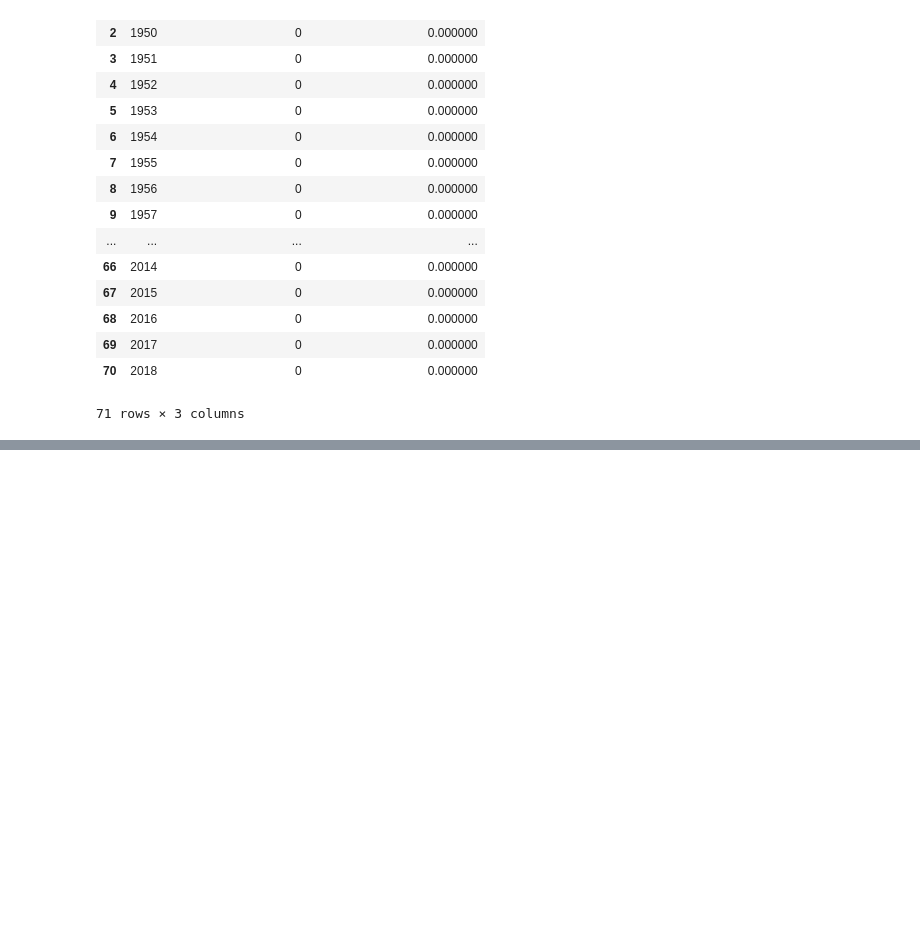
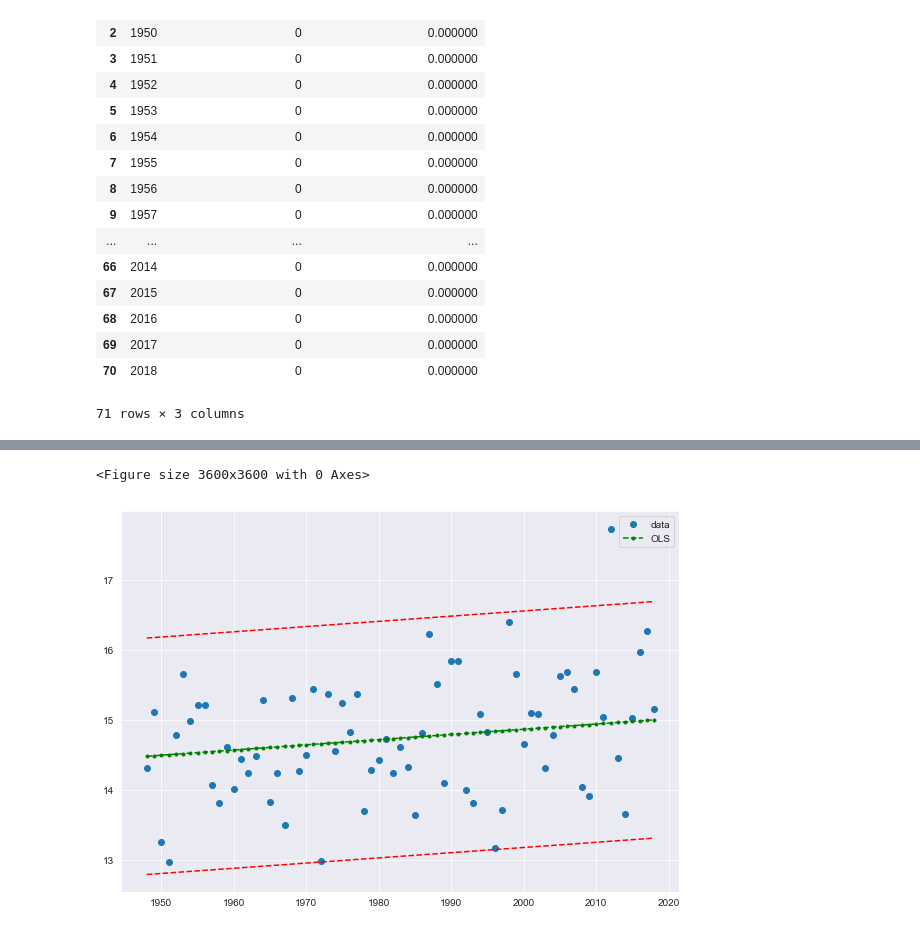
Before and after one commit to DavidLeifer/GEOG431-531, a Jupyter notebook: assignment1/Assignment1.ipynb, the cells around one changed output, grey strips where cells are left out. Cells and saved outputs as stored; diff of their text form; code cells hidden in the pictures; blank space fills up the shorter version.

```diff
--- a/assignment1/Assignment1.ipynb
+++ b/assignment1/Assignment1.ipynb
@@ -102,0 +158,2 @@ df2.to_csv('years_greaterthan_ten.csv', sep=',')
+# %%
+df = pd.read_csv('threshold.csv')
@@ -102,0 +181,11 @@ df2.to_csv('years_greaterthan_ten.csv', sep=',')
+# %%
+df3 = df.max_temp_c.groupby([df['year']]).mean().reset_index(name='max_temp_c_mean')
+df4 = df.min_temp_c.groupby([df['year']]).mean().reset_index(name='min_temp_c_mean')
+df5 = df.max_dewpoint_c.groupby([df['year']]).mean().reset_index(name='max_dewpoint_c_mean')
+df6 = df.min_dewpoint_c.groupby([df['year']]).mean().reset_index(name='min_dewpoint_c_mean')
+df7 = df.avg_temp_c.groupby([df['year']]).mean().reset_index(name='avg_temp_c_mean')
+df8 = df.avg_dp_c.groupby([df['year']]).mean().reset_index(name='avg_dp_c_mean')
+# %%
+from functools import reduce
+data_frames = [df3, df4, df5, df6, df7, df8]
+df_merged = reduce(lambda  left,right: pd.merge(left,right,on=['year'], how='outer'), data_frames)
@@ -103,2 +391,33 @@ df2.to_csv('years_greaterthan_ten.csv', sep=',')
+# %%
+#https://www.learndatasci.com/tutorials/predicting-housing-prices-linear-regression-using-python-pandas-statsmodels/
+fig = plt.figure(figsize=(50,50))
+# predictor variable (x) and dependent variable (y)
+y = df_merged["max_temp_c_mean"]
+x = df_merged["year"]
+
+# Retrieve our confidence interval values
+# _ is a dummy variable since we don't actually use it for plotting but need it as a placeholder
+# since wls_prediction_std(housing_model) returns 3 values
+_, confidence_interval_lower, confidence_interval_upper = wls_prediction_std(model)
+
+fig, ax = plt.subplots(figsize=(10,7))
+
+# plot the dots
+# 'o' specifies the shape (circle), we can also use 'd' (diamonds), 's' (squares)
+ax.plot(x, y, 'o', label="data")
+
+# plot the trend line
+# g-- and r-- specify the color to use
+ax.plot(x, model.fittedvalues, 'g--.', label="OLS")
+
+# plot upper and lower ci values
+ax.plot(x, confidence_interval_upper, 'r--')
+ax.plot(x, confidence_interval_lower, 'r--')
+
+# plot legend
+ax.legend(loc='best');
+# %% [output]
+<Figure size 3600x3600 with 0 Axes>
+[figure, added]
 # %%
 df.to_csv('test.csv', sep=',')
```
Also changed, not shown: parts of 21 cells of this notebook, 1 other file.
